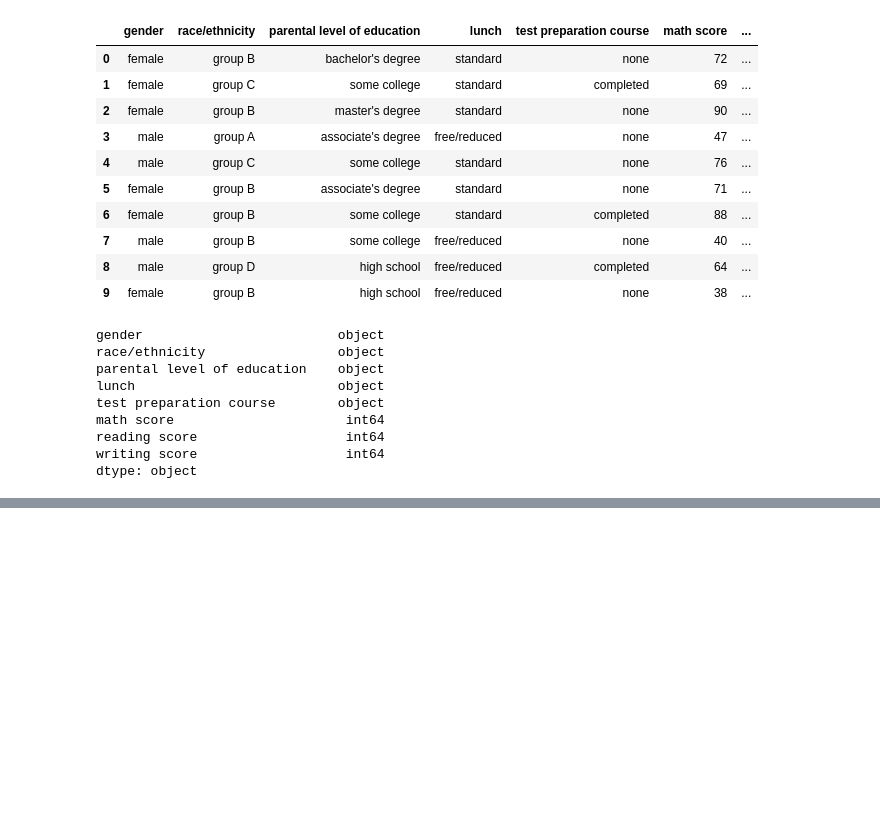
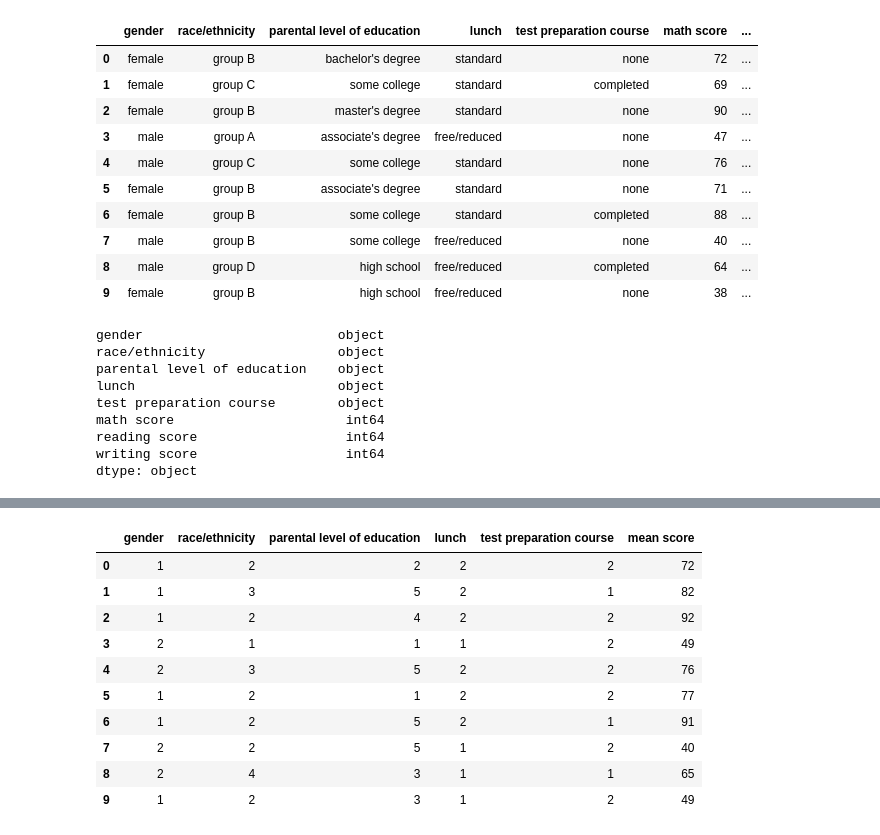
Before and after one commit to luiseduardogfranca/students-perfomance, a Jupyter notebook: Notebook - Python3.ipynb, the cells around one changed output, grey strips where cells are left out. Saved outputs shown, nothing was run; the diff lists cells and outputs as text; code cells hidden in the pictures; blank space fills up the shorter version.

```diff
--- a/Notebook - Python3.ipynb
+++ b/Notebook - Python3.ipynb
@@ -49,0 +94,14 @@ TypeError: tuple indices must be integers or slices, not list
+# %%
+df.head(10)
+# %% [output]
+|  | gender | race/ethnicity | parental level of education | lunch | test preparation course | mean score |
+| 0 | 1 | 2 | 2 | 2 | 2 | 72 |
+| 1 | 1 | 3 | 5 | 2 | 1 | 82 |
+| 2 | 1 | 2 | 4 | 2 | 2 | 92 |
+| 3 | 2 | 1 | 1 | 1 | 2 | 49 |
+| 4 | 2 | 3 | 5 | 2 | 2 | 76 |
+| 5 | 1 | 2 | 1 | 2 | 2 | 77 |
+| 6 | 1 | 2 | 5 | 2 | 1 | 91 |
+| 7 | 2 | 2 | 5 | 1 | 2 | 40 |
+| 8 | 2 | 4 | 3 | 1 | 1 | 65 |
+| 9 | 1 | 2 | 3 | 1 | 2 | 49 |
```
Also changed, not shown: parts of 15 cells of this notebook, 1 other file.
